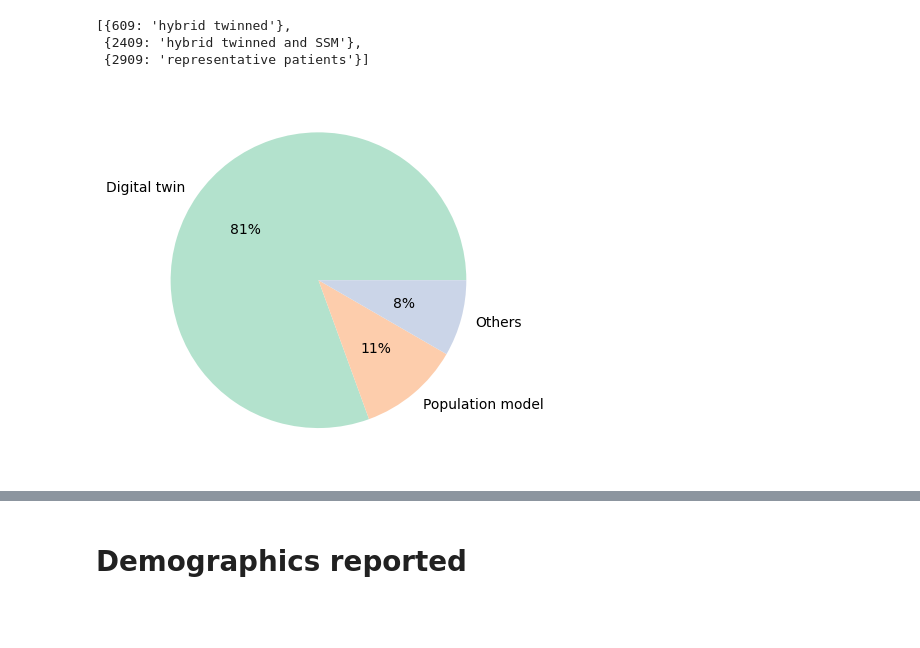
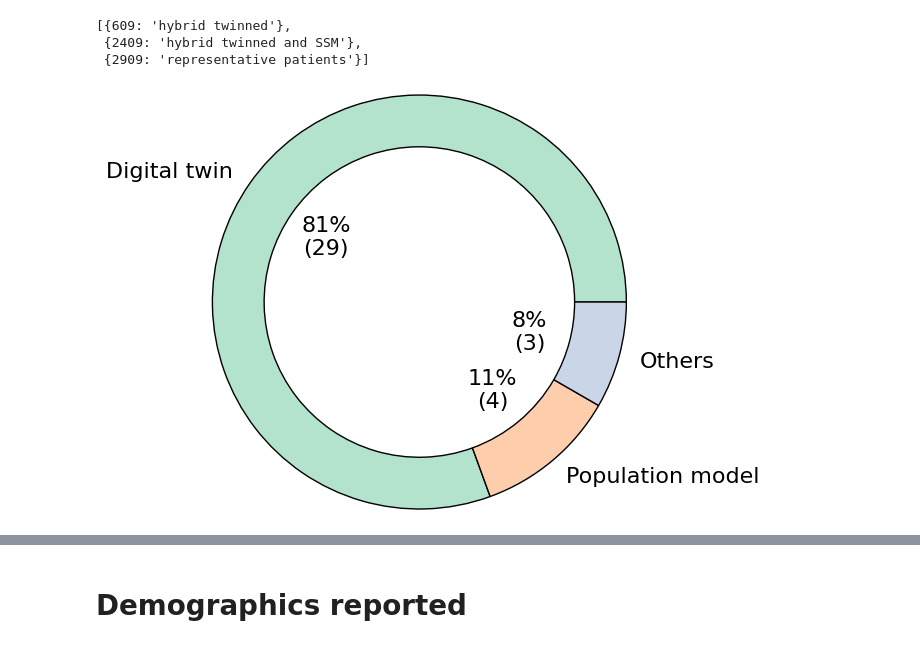
Before and after one commit to crisrogo/ISCTs_review, a Jupyter notebook: figures.ipynb, the cells around one changed output, grey strips where cells are left out. Saved outputs shown, nothing was run; the diff lists cells and outputs as text; code cells hidden in the pictures; blank space fills up the shorter version.

```diff
--- a/figures.ipynb
+++ b/figures.ipynb
@@ -48,6 +48,9 @@ len(original_data)
 # %%
 from collections import Counter
 import matplotlib.pyplot as plt
+
+plt.rcParams.update({'font.size': 16})
+
 
 all_years = []
 
@@ -69,7 +72,7 @@ plt.ylabel('Number of papers')
 plt.title('ISCTs published per year')
 
 # Set the x-ticks to show all the years
-plt.xticks(range(min(papers_per_year.keys()), max(papers_per_year.keys())+1))
+# plt.xticks(range(min(papers_per_year.keys()), max(papers_per_year.keys())+1))
 
 # Show the chart
 plt.show()
@@ -555,18 +575,35 @@ Using population models: 11\%
 # %%
 import matplotlib.pyplot as plt
 import matplotlib.cm as cm
 
+plt.rcParams.update({'font.size': 16})
+
 color_scheme = cm.get_cmap("Pastel2")
+
+final_data = [len(twinned), len(population), len(others)]
+labels_array = ["Digital twin", "Population model", "Others"]
+
+def make_autopct(values):
+    def my_autopct(pct):
+        total = sum(values)
+        val = int(round(pct*total/100.0))
+        return '{p:.0f}%\n({v:d})'.format(p=pct,v=val)
+    return my_autopct
+
+# Plot a final pie chart
 plt.figure()
-plt.pie([len(twinned), len(population), len(others)], labels=["Digital twin", "Population model", "Others"],
-        colors=[color_scheme(i) for i in range(len(["Digital twin", "Population model", "Others"]))],
-        autopct='%1.f%%')
+plt.pie(final_data, labels=labels_array,
+        colors=[color_scheme(i) for i in range(len(final_data))],
+        autopct=make_autopct(final_data),
+        wedgeprops={'linewidth': 1, 'edgecolor': 'black', 'width': 0.35},
+        pctdistance=0.55,
+       radius=1.4)
 
 # plt.show()
 
 plt.savefig('/home/crg17/Desktop/KCL_projects/ISCTs_review/figures/patient_type.png', dpi=500, bbox_inches='tight')
 # %% [output]
-[figure, old version]
+[figure, new version]
 # %%
 from collections import Counter
 import matplotlib.pyplot as plt
```
Also changed, not shown: parts of 11 cells of this notebook.
